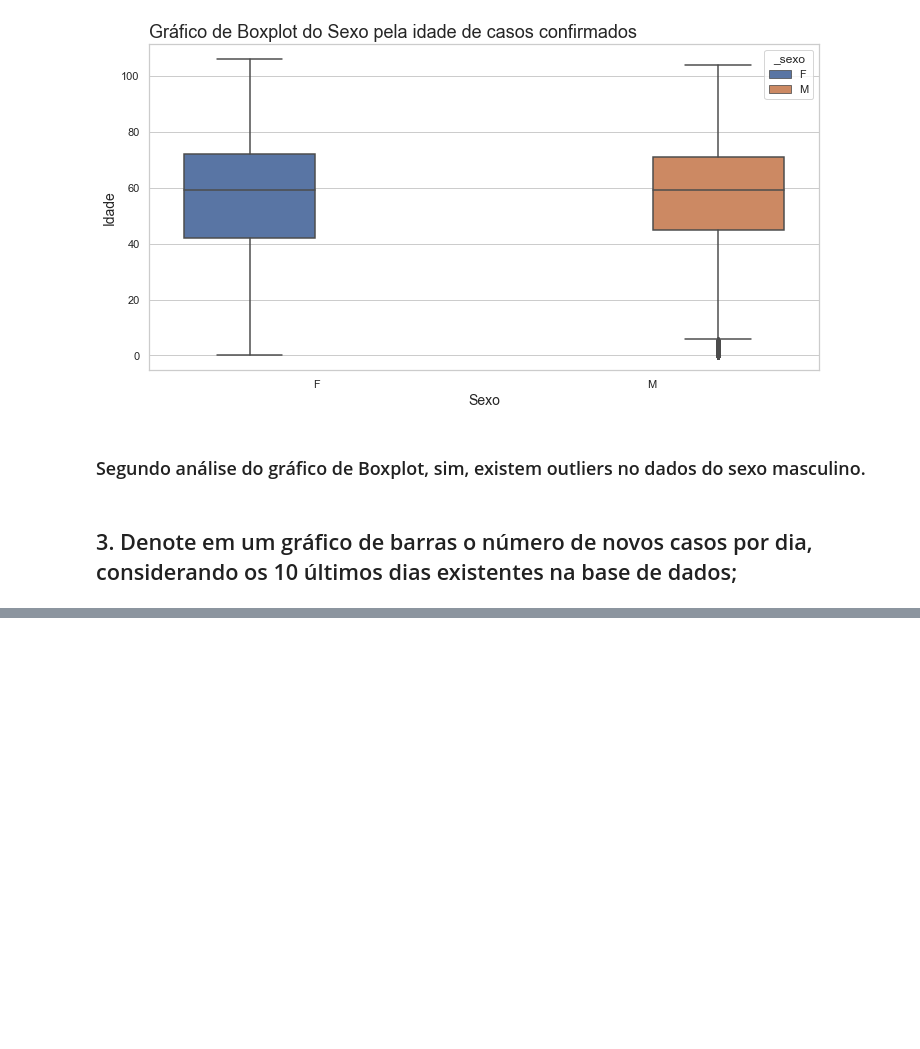
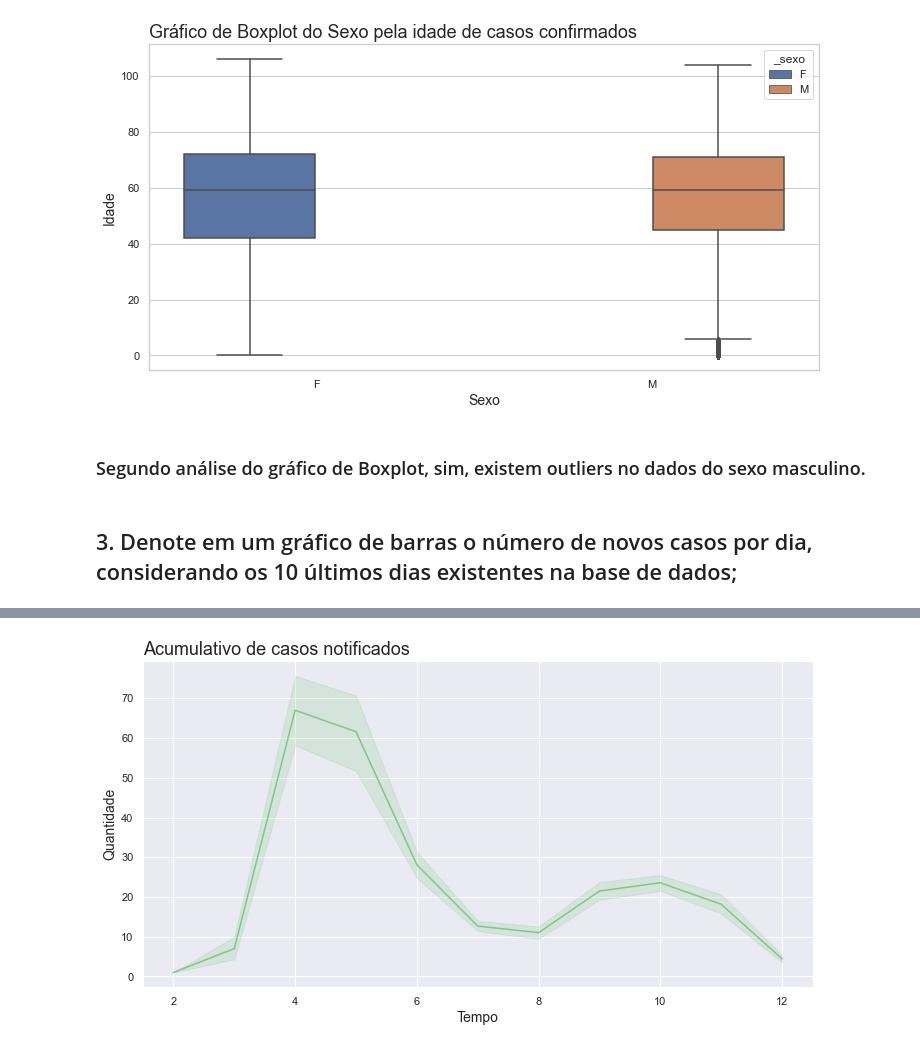
Before and after one commit to thiagos98/data-analysis-manaus, a Jupyter notebook: main.ipynb, the cells around one changed output, grey strips where cells are left out. Cells and saved outputs as stored; diff of their text form; code cells hidden in the pictures; blank space fills up the shorter version.

```diff
--- a/main.ipynb
+++ b/main.ipynb
@@ -495,0 +455,11 @@ ax = ax
+# %%
+sns.set_palette('Accent')
+sns.set_style('darkgrid')
+ax = sns.lineplot(x='_notificacao_mes', y='_classificacao', data=df_acc)
+ax.figure.set_size_inches(12, 6)
+ax.set_title('Acumulativo de casos notificados', loc='left', fontsize=18)
+ax.set_xlabel('Tempo', fontsize = '14')
+ax.set_ylabel('Quantidade', fontsize = '14')
+ax = ax
+# %% [output]
+[figure, added]
```
Also changed, not shown: parts of 66 cells of this notebook.
